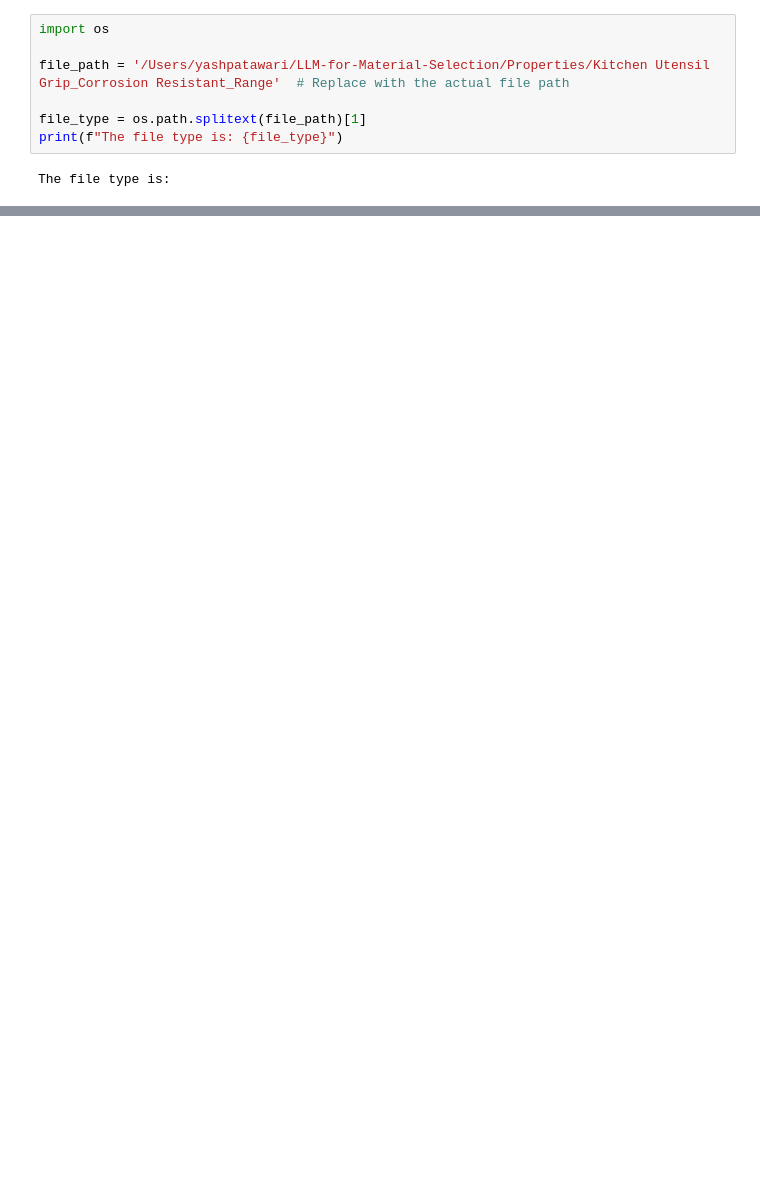
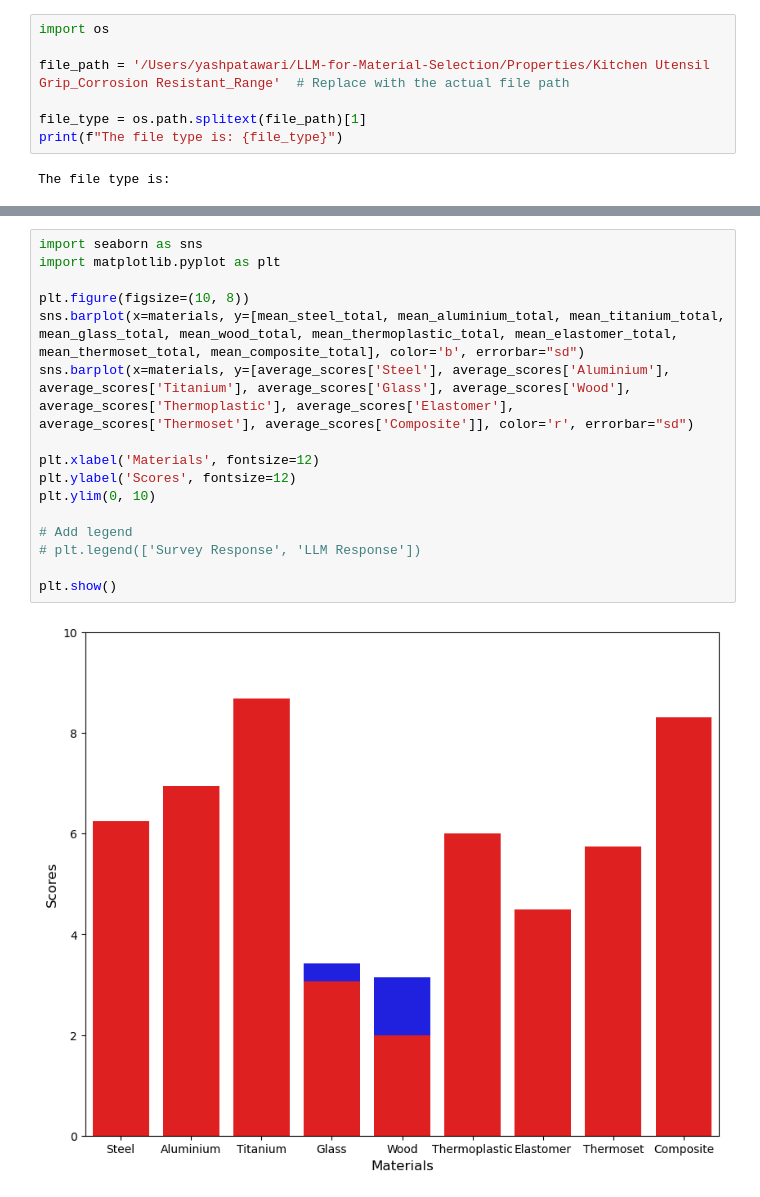
Before and after one commit to cmudrc/LLM-for-Material-Selection, a Jupyter notebook: SurveyLLM comparison.ipynb, the cells around one changed output, grey strips where cells are left out. Cells and saved outputs as stored; diff of their text form; blank space fills up the shorter version.

```diff
--- a/SurveyLLM comparison.ipynb
+++ b/SurveyLLM comparison.ipynb
@@ -975,0 +1092,18 @@ The file type is:
+# %%
+import seaborn as sns
+import matplotlib.pyplot as plt
+
+plt.figure(figsize=(10, 8))
+sns.barplot(x=materials, y=[mean_steel_total, mean_aluminium_total, mean_titanium_total, mean_glass_total, mean_wood_total, mean_thermoplastic_total, mean_elastomer_total, mean_thermoset_total, mean_composite_total], color='b', errorbar="sd")
+sns.barplot(x=materials, y=[average_scores['Steel'], average_scores['Aluminium'], average_scores['Titanium'], average_scores['Glass'], average_scores['Wood'], average_scores['Thermoplastic'], average_scores['Elastomer'], average_scores['Thermoset'], average_scores['Composite']], color='r', errorbar="sd")
+
+plt.xlabel('Materials', fontsize=12)
+plt.ylabel('Scores', fontsize=12)
+plt.ylim(0, 10)
+
+# Add legend
+# plt.legend(['Survey Response', 'LLM Response'])
+
+plt.show()
+# %% [output]
+[figure, added]
```
Also changed, not shown: parts of 18 cells of this notebook, 21 other files.
